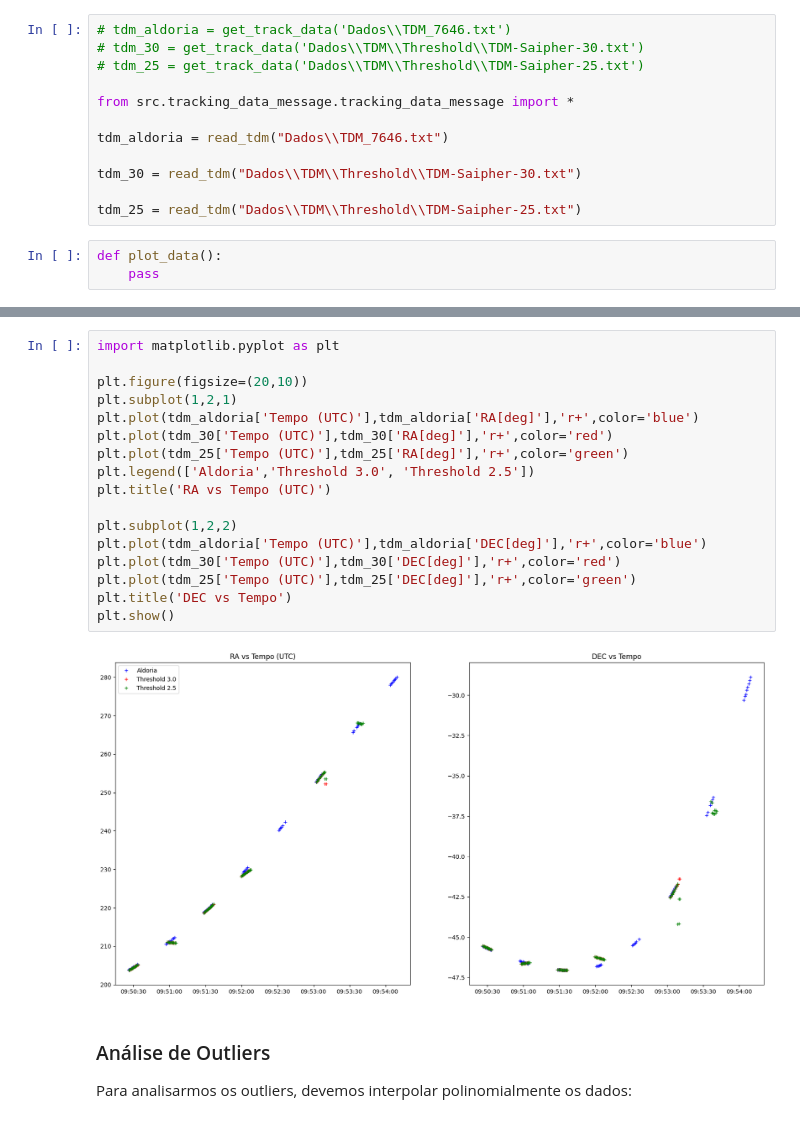
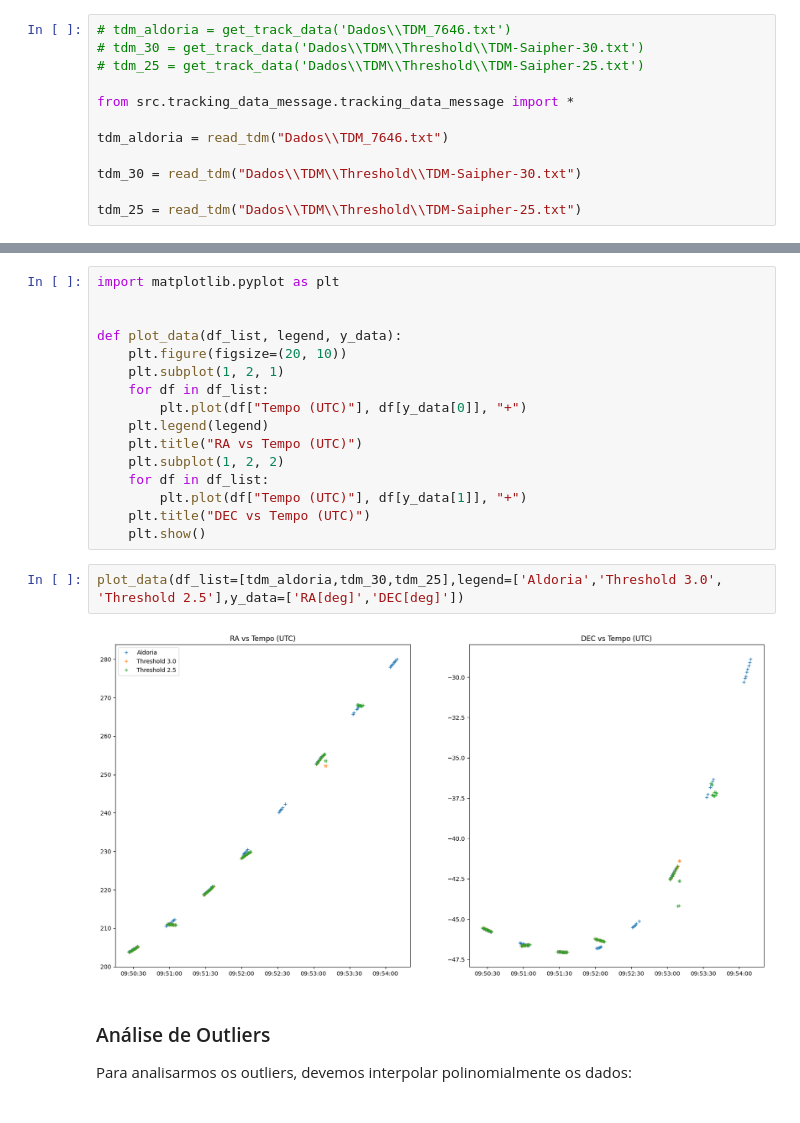
Before and after one commit to Rafa1914/spacepykit, a Jupyter notebook: data-exploration-notebook.ipynb, the cells around one changed output, grey strips where cells are left out. Saved outputs shown, nothing was run; the diff lists cells and outputs as text.

```diff
--- a/data-exploration-notebook.ipynb
+++ b/data-exploration-notebook.ipynb
@@ -104,6 +104,3 @@ tdm_aldoria = read_tdm("Dados\\TDM_7646.txt")
 tdm_30 = read_tdm("Dados\\TDM\\Threshold\\TDM-Saipher-30.txt")
 
 tdm_25 = read_tdm("Dados\\TDM\\Threshold\\TDM-Saipher-25.txt")
-# %%
-def plot_data():
-    pass
@@ -120,22 +107,23 @@ def plot_data():
 # %%
 import matplotlib.pyplot as plt
 
-plt.figure(figsize=(20,10))
-plt.subplot(1,2,1)
-plt.plot(tdm_aldoria['Tempo (UTC)'],tdm_aldoria['RA[deg]'],'r+',color='blue')
-plt.plot(tdm_30['Tempo (UTC)'],tdm_30['RA[deg]'],'r+',color='red')
-plt.plot(tdm_25['Tempo (UTC)'],tdm_25['RA[deg]'],'r+',color='green')
-plt.legend(['Aldoria','Threshold 3.0', 'Threshold 2.5'])
-plt.title('RA vs Tempo (UTC)')
 
-plt.subplot(1,2,2)
-plt.plot(tdm_aldoria['Tempo (UTC)'],tdm_aldoria['DEC[deg]'],'r+',color='blue')
-plt.plot(tdm_30['Tempo (UTC)'],tdm_30['DEC[deg]'],'r+',color='red')
-plt.plot(tdm_25['Tempo (UTC)'],tdm_25['DEC[deg]'],'r+',color='green')
-plt.title('DEC vs Tempo')
-plt.show()
+def plot_data(df_list, legend, y_data):
+    plt.figure(figsize=(20, 10))
+    plt.subplot(1, 2, 1)
+    for df in df_list:
+        plt.plot(df["Tempo (UTC)"], df[y_data[0]], "+")
+    plt.legend(legend)
+    plt.title("RA vs Tempo (UTC)")
+    plt.subplot(1, 2, 2)
+    for df in df_list:
+        plt.plot(df["Tempo (UTC)"], df[y_data[1]], "+")
+    plt.title("DEC vs Tempo (UTC)")
+    plt.show()
-# %% [output]
-[figure, removed]
+# %%
+plot_data(df_list=[tdm_aldoria,tdm_30,tdm_25],legend=['Aldoria','Threshold 3.0', 'Threshold 2.5'],y_data=['RA[deg]','DEC[deg]'])
+# %% [output]
+[figure, added]
 # %% [markdown]
 ### Análise de Outliers
 
```
Also changed, not shown: parts of 10 cells of this notebook, 1 other file.
